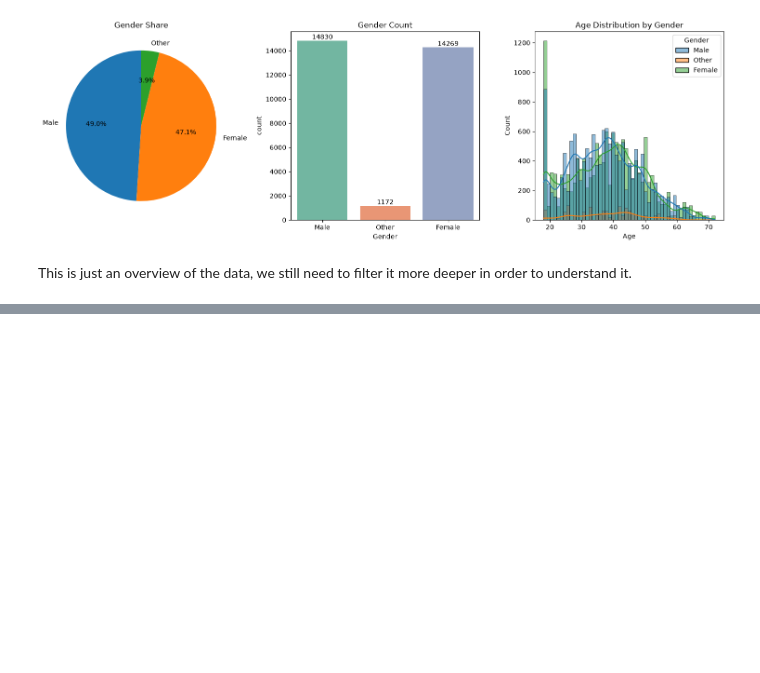
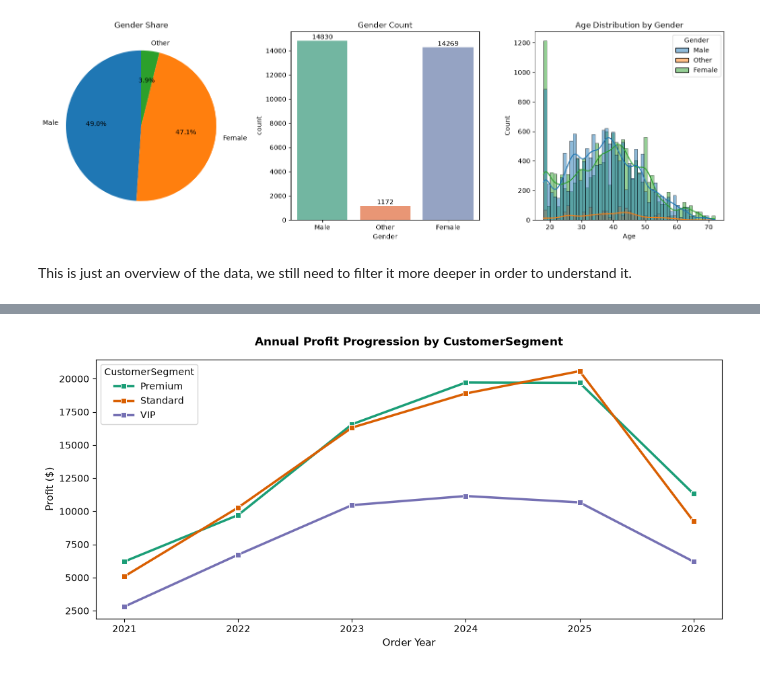
Before and after one commit to geff-ghost/notebooks, a Jupyter notebook: retail_data/MixedKnowledge.ipynb, the cells around one changed output, grey strips where cells are left out. Cells and saved outputs as stored; diff of their text form; code cells hidden in the pictures; blank space fills up the shorter version.

```diff
--- a/retail_data/MixedKnowledge.ipynb
+++ b/retail_data/MixedKnowledge.ipynb
@@ -1834,0 +1926,28 @@ This is just an overview of the data, we still need to filter it more deeper in
+# %%
+segment_yearly_profit = df.groupby(['OrderYear', 'CustomerSegment'])['Profit'].sum().reset_index()
+
+plt.figure(figsize=(12, 5))
+
+sns.lineplot(
+    data=segment_yearly_profit,
+    x='OrderYear',
+    y='Profit',
+    hue='CustomerSegment',
+    marker='s',
+    linewidth=2.5,
+    palette='Dark2'
+)
+plt.title(
+    'Annual Profit Progression by CustomerSegment',
+    fontsize=12,
+    fontweight='bold',
+    pad=15
+)
+
+plt.xlabel('Order Year', fontsize=11)
+plt.ylabel('Profit ($)', fontsize=11)
+
+plt.legend(title='CustomerSegment')
+plt.show()
+# %% [output]
+[figure, added]
```
Also changed, not shown: parts of 8 cells of this notebook.
